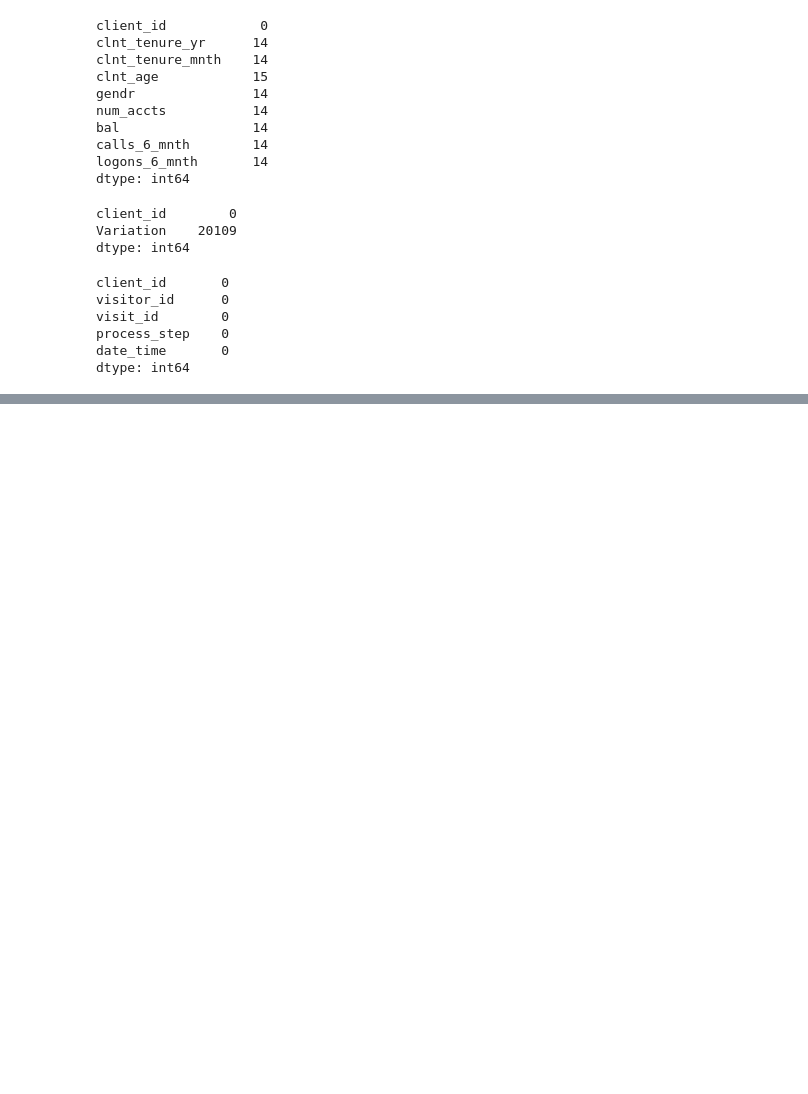
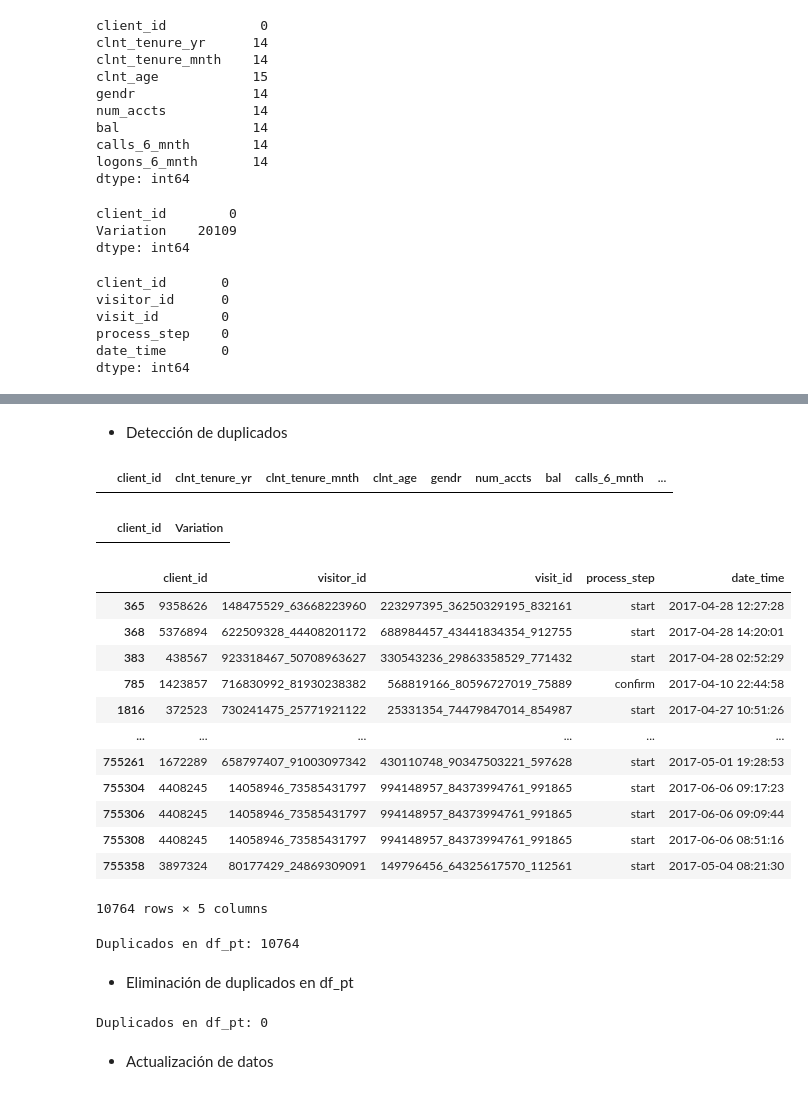
Before and after one commit to adrianlardies/vanguard-ab-test, a Jupyter notebook: main.ipynb, the cells around one changed output, grey strips where cells are left out. Drawn from its saved outputs; the diff is of its cells as text; code cells hidden in the pictures; blank space fills up the shorter version.

```diff
--- a/main.ipynb
+++ b/main.ipynb
@@ -205,0 +245,37 @@ dtype: int64
+# %% [markdown]
+- Detección de duplicados
+# %%
+duplicados_demo = df_final_demo.duplicated()
+duplicados_experiment_clients = df_final_experiment_clients.duplicated()
+duplicados_pt = df_pt.duplicated()
+# %%
+df_final_demo[duplicados_demo]
+# %% [output]
+|  | client_id | clnt_tenure_yr | clnt_tenure_mnth | clnt_age | gendr | num_accts | bal | calls_6_mnth | ... |
+# %%
+df_final_experiment_clients[duplicados_experiment_clients]
+# %% [output]
+|  | client_id | Variation |
+# %%
+df_pt[duplicados_pt]
+# %% [output]
+|  | client_id | visitor_id | visit_id | process_step | date_time |
+| 365 | 9358626 | 148475529_63668223960 | 223297395_36250329195_832161 | start | 2017-04-28 12:27:28 |
+| 368 | 5376894 | 622509328_44408201172 | 688984457_43441834354_912755 | start | 2017-04-28 14:20:01 |
+| 383 | 438567 | 923318467_50708963627 | 330543236_29863358529_771432 | start | 2017-04-28 02:52:29 |
+| 785 | 1423857 | 716830992_81930238382 | 568819166_80596727019_75889 | confirm | 2017-04-10 22:44:58 |
+| 1816 | 372523 | 730241475_25771921122 | 25331354_74479847014_854987 | start | 2017-04-27 10:51:26 |
+| ... | ... | ... | ... | ... | ... |
+| 755261 | 1672289 | 658797407_91003097342 | 430110748_90347503221_597628 | start | 2017-05-01 19:28:53 |
+| 755304 | 4408245 | 14058946_73585431797 | 994148957_84373994761_991865 | start | 2017-06-06 09:17:23 |
+| 755306 | 4408245 | 14058946_73585431797 | 994148957_84373994761_991865 | start | 2017-06-06 09:09:44 |
+| 755308 | 4408245 | 14058946_73585431797 | 994148957_84373994761_991865 | start | 2017-06-06 08:51:16 |
+| 755358 | 3897324 | 80177429_24869309091 | 149796456_64325617570_112561 | start | 2017-05-04 08:21:30 |
+10764 rows × 5 columns
+# %%
+num_duplicados_pt = df_pt.duplicated().sum()
+print(f"Duplicados en df_pt: {num_duplicados_pt}")
+# %% [output]
+Duplicados en df_pt: 10764
+# %% [markdown]
+- Eliminación de duplicados en df_pt
@@ -205,0 +284,7 @@ dtype: int64
+# %%
+num_duplicados_pt = df_pt.duplicated().sum()
+print(f"Duplicados en df_pt: {num_duplicados_pt}")
+# %% [output]
+Duplicados en df_pt: 0
+# %% [markdown]
+- Actualización de datos
```
Also changed, not shown: parts of 44 cells of this notebook.
